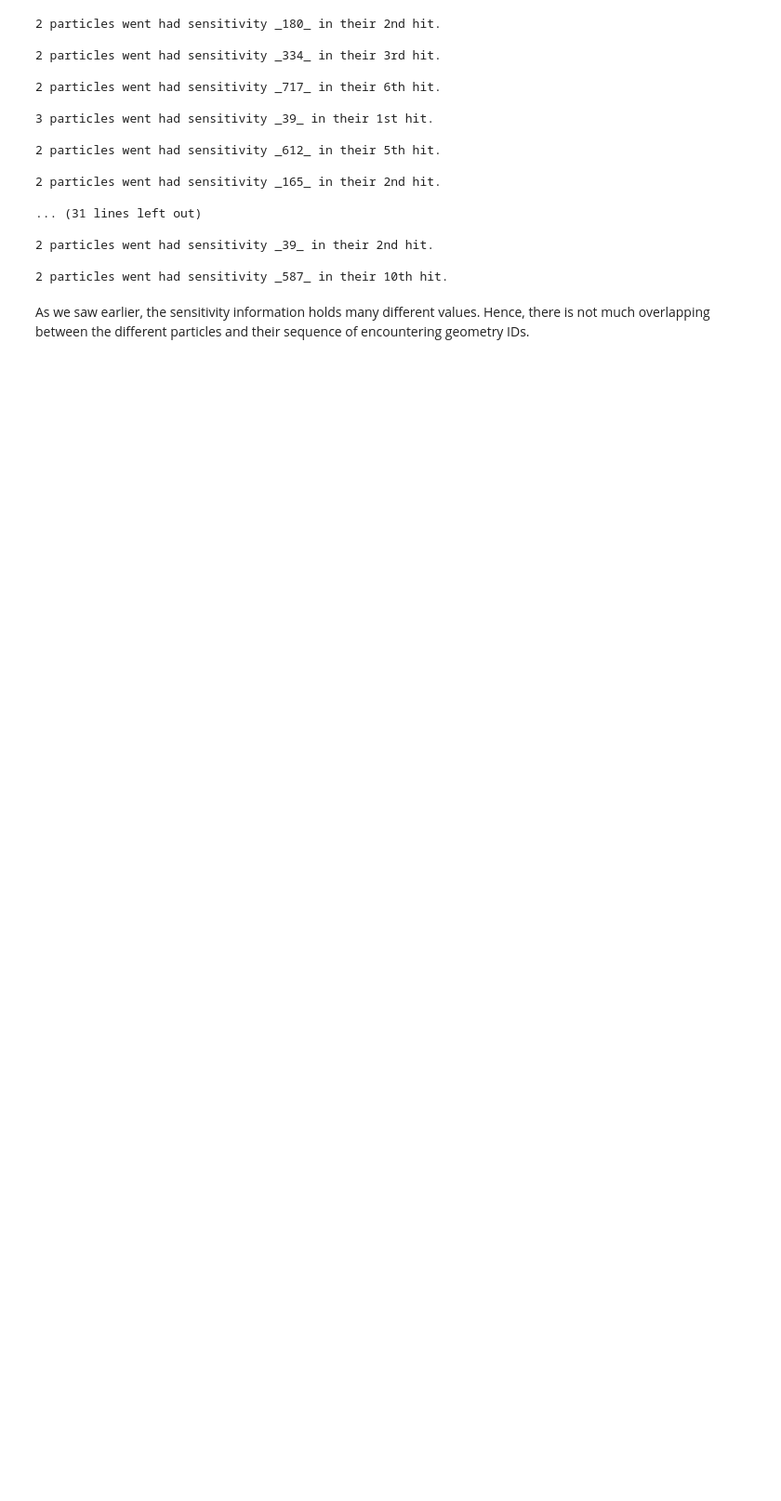
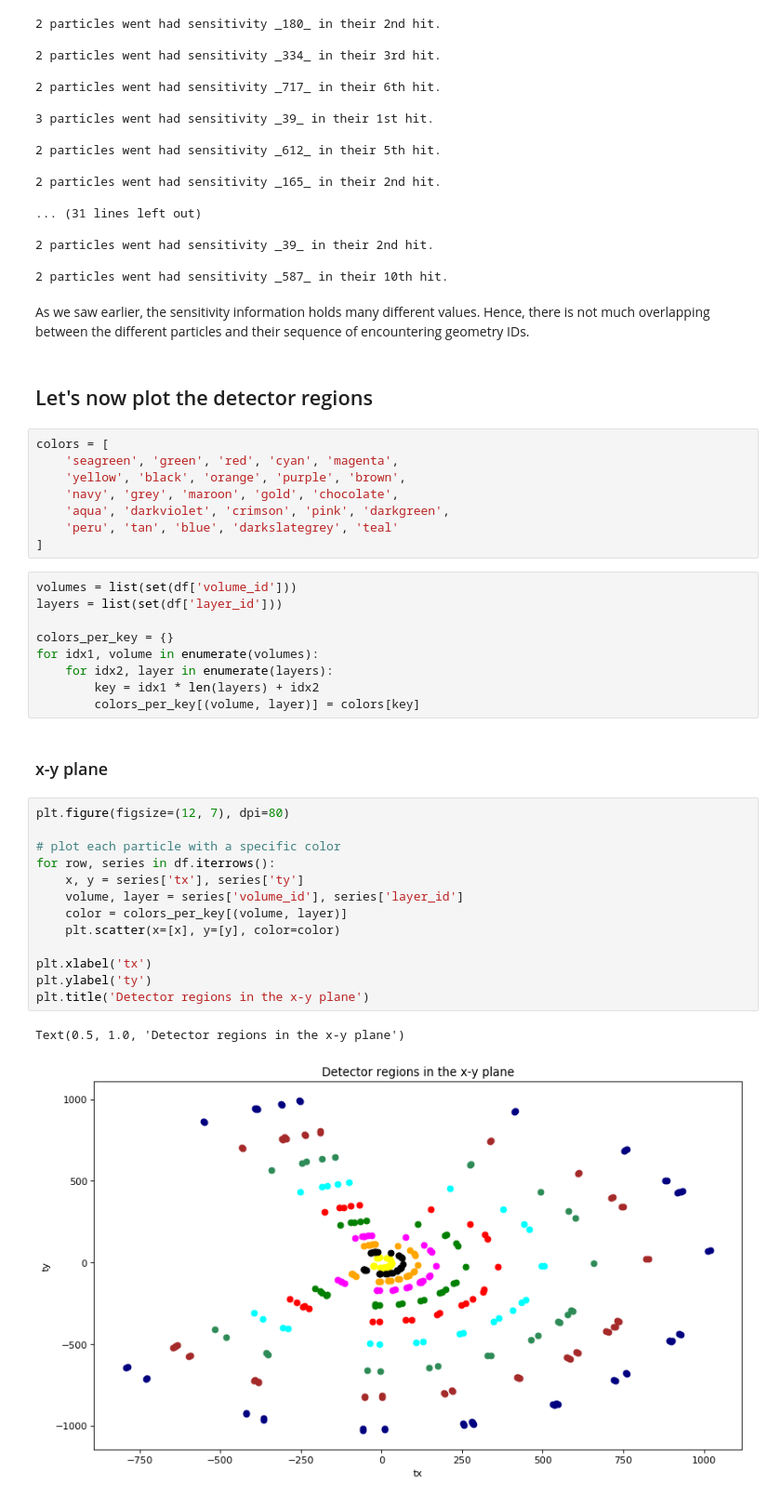
Before and after one commit to asalzburger/sms2021-tra-tra, a Jupyter notebook: src/notebooks/issue4/GeometryID Understanding.ipynb, the cells around one changed output. Shown at 93% size. Saved outputs shown, nothing was run; the diff lists cells and outputs as text; blank space fills up the shorter version.

```diff
--- a/src/notebooks/issue4/GeometryID Understanding.ipynb
+++ b/src/notebooks/issue4/GeometryID Understanding.ipynb
@@ -324,3 +324,40 @@ for pair, count in common.items():
 2 particles went had sensitivity _587_ in their 10th hit.
 # %% [markdown]
 As we saw earlier, the sensitivity information holds many different values. Hence, there is not much overlapping between the different particles and their sequence of encountering geometry IDs.
+# %% [markdown]
+## Let's now plot the detector regions
+# %%
+colors = [
+    'seagreen', 'green', 'red', 'cyan', 'magenta',
+    'yellow', 'black', 'orange', 'purple', 'brown',
+    'navy', 'grey', 'maroon', 'gold', 'chocolate',
+    'aqua', 'darkviolet', 'crimson', 'pink', 'darkgreen',
+    'peru', 'tan', 'blue', 'darkslategrey', 'teal'
+]
+# %%
+volumes = list(set(df['volume_id']))
+layers = list(set(df['layer_id']))
+
+colors_per_key = {}
+for idx1, volume in enumerate(volumes):
+    for idx2, layer in enumerate(layers):
+        key = idx1 * len(layers) + idx2
+        colors_per_key[(volume, layer)] = colors[key]
+# %% [markdown]
+### x-y plane
+# %%
+plt.figure(figsize=(12, 7), dpi=80)
+
+# plot each particle with a specific color
+for row, series in df.iterrows():
+    x, y = series['tx'], series['ty']
+    volume, layer = series['volume_id'], series['layer_id']
+    color = colors_per_key[(volume, layer)]
+    plt.scatter(x=[x], y=[y], color=color)
+
+plt.xlabel('tx')
+plt.ylabel('ty')
+plt.title('Detector regions in the x-y plane')
+# %% [output]
+Text(0.5, 1.0, 'Detector regions in the x-y plane')
+[figure, added]
```
Also changed, not shown: parts of 3 cells of this notebook, 20 other files.
